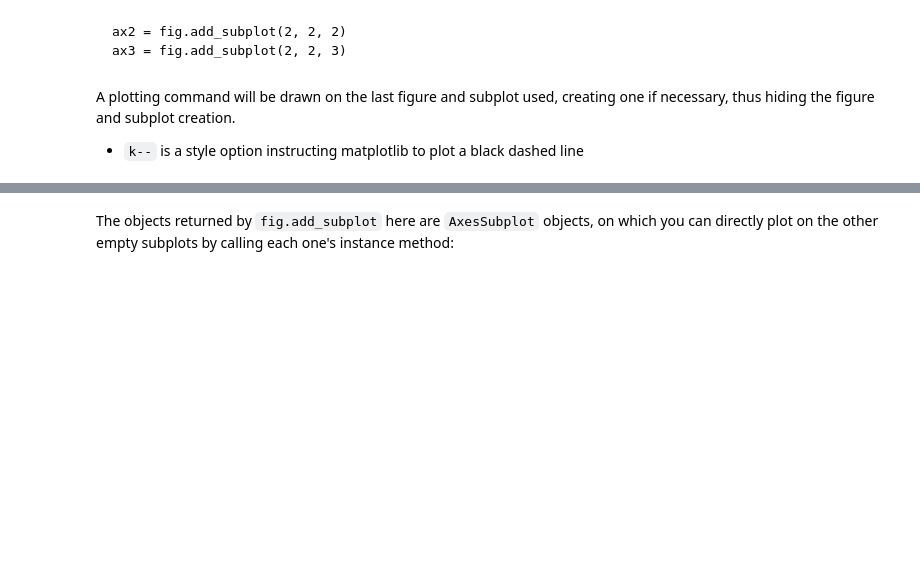
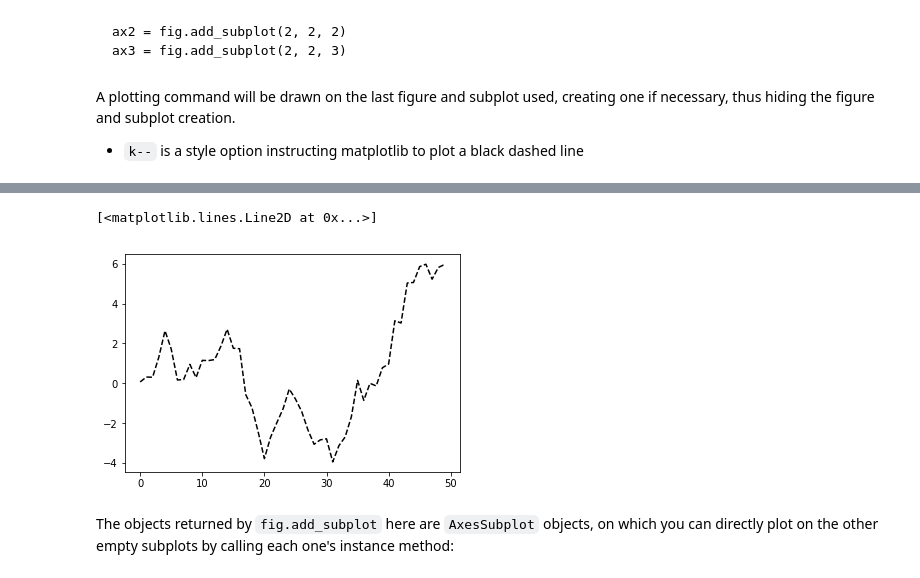
Before and after one commit to verku/pydata-book, a Jupyter notebook: ch09.ipynb, the cells around one changed output, grey strips where cells are left out. Cells and saved outputs as stored; diff of their text form; code cells hidden in the pictures; blank space fills up the shorter version.

```diff
--- a/ch09.ipynb
+++ b/ch09.ipynb
@@ -68,3 +70,8 @@ plt.plot(np.random.randn(50).cumsum(), 'k--')
+# %%
+plt.plot(np.random.randn(50).cumsum(), 'k--')
+# %% [output]
+[<matplotlib.lines.Line2D at 0x...>]
+[figure, added]
 # %% [markdown]
 The objects returned by `fig.add_subplot` here are `AxesSubplot` objects, on which you can directly plot on the other empty subplots by calling each one's instance method:
 # %%
```
Also changed, not shown: parts of 29 cells of this notebook.
